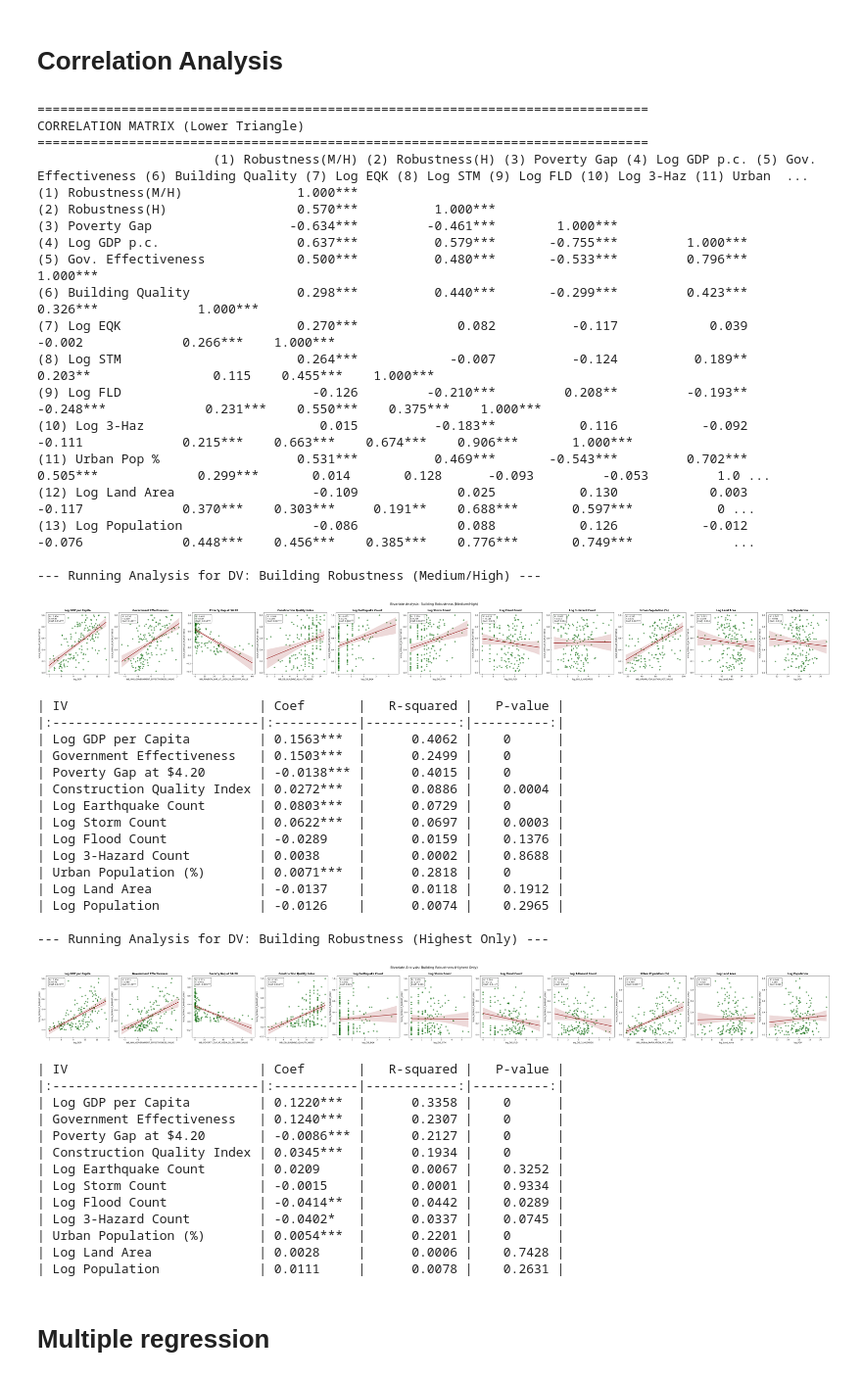
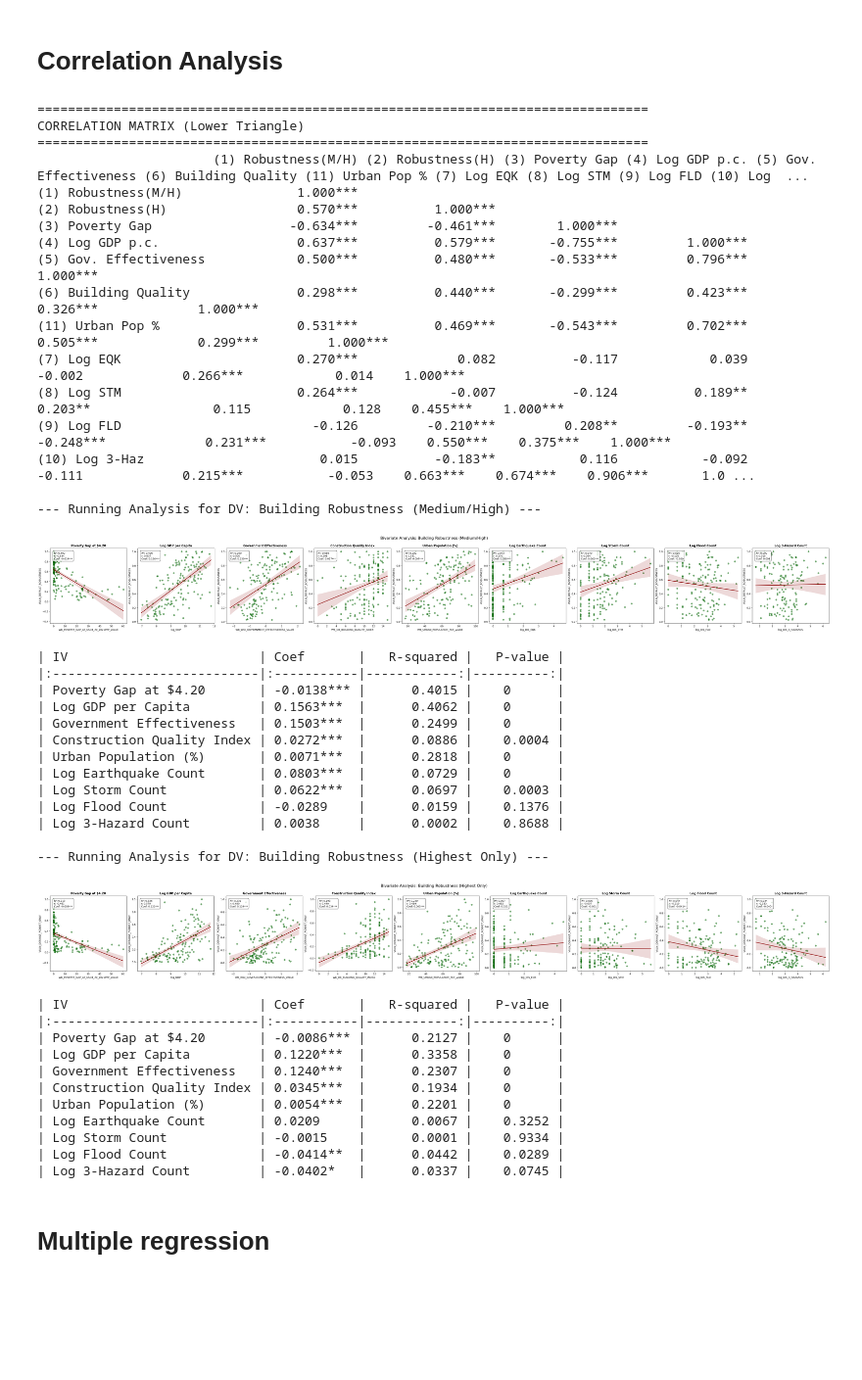
Before and after one commit to surfin89/resilient_housing_global_regression, a Jupyter notebook: notebooks/Country_regression-RegionalFE.ipynb, the cells around one changed output. Shown at 98% size. Saved outputs shown, nothing was run; the diff lists cells and outputs as text; code cells hidden in the pictures; blank space fills up the shorter version.

```diff
--- a/notebooks/Country_regression-RegionalFE.ipynb
+++ b/notebooks/Country_regression-RegionalFE.ipynb
@@ -230,9 +198,9 @@ correlation_vars = [
     'VULN_DEFAULT_ROBUSTNESS', 'VULN_DEFAULT_ROBUST_ONLY',
     'WB_POVERTY_GAP_AT_USD4_20_2021PPP_VALUE', 'log_GDP',
     'WB_WGI_GOVERNMENT_EFFECTIVENESS_VALUE', 'WB_DB_BUILDING_QUALITY_INDEX',
+    'WB_URBAN_POPULATION_PCT_VALUE',
     'log_DIS_EQK', 'log_DIS_STM', 'log_DIS_FLD', 'log_DIS_3_HAZARDS',
-    'WB_URBAN_POPULATION_PCT_VALUE',
-    'log_Land_Area','log_POP'
+
 ]
 
 corr_labels_short = {
@@ -241,7 +209,6 @@ corr_labels_short = {
     'WB_WGI_GOVERNMENT_EFFECTIVENESS_VALUE': '(5) Gov. Effectiveness', 'WB_DB_BUILDING_QUALITY_INDEX': '(6) Building Quality',
     'log_DIS_EQK': '(7) Log EQK', 'log_DIS_STM': '(8) Log STM', 'log_DIS_FLD': '(9) Log FLD', 'log_DIS_3_HAZARDS': '(10) Log 3-Haz',
     'WB_URBAN_POPULATION_PCT_VALUE': '(11) Urban Pop %',
-    'log_Land_Area': '(12) Log Land Area', 'log_POP': '(13) Log Population'
 }
 
 def get_formatted_corr_matrix(df, vars, labels, lower_only=True):
@@ -281,17 +248,16 @@ corr_matrix_pub.to_csv(RESULTS_DATA_FOLDER / "correlation_matrix_publication.csv
 # -----------------------------------------------------------------------------
 
 iv_map = {
+    'WB_POVERTY_GAP_AT_USD4_20_2021PPP_VALUE': 'Poverty Gap at $4.20',
     'log_GDP': 'Log GDP per Capita',
     'WB_WGI_GOVERNMENT_EFFECTIVENESS_VALUE': 'Government Effectiveness',
-    'WB_POVERTY_GAP_AT_USD4_20_2021PPP_VALUE': 'Poverty Gap at $4.20',
     'WB_DB_BUILDING_QUALITY_INDEX': 'Construction Quality Index',
+    'WB_URBAN_POPULATION_PCT_VALUE': 'Urban Population (%)',
     'log_DIS_EQK':'Log Earthquake Count',
     'log_DIS_STM':'Log Storm Count',
     'log_DIS_FLD':'Log Flood Count',
     'log_DIS_3_HAZARDS':'Log 3-Hazard Count',
-    'WB_URBAN_POPULATION_PCT_VALUE': 'Urban Population (%)',
-    'log_Land_Area': 'Log Land Area',
-    'log_POP': 'Log Population'
+
 }
 
 dv_map = {
@@ -320,71 +286,65 @@ def run_bivariate_analysis(df, dv_col, dv_label, iv_dict):
         stats_text = f"R²: {r2:.3f}\nr: {corr_r:.3f}\nCoef: {coef:.3f}{stars}"
         ax.text(0.05, 0.95, stats_text, transform=ax.transAxes, verticalalignment='top',
                 bbox=dict(boxstyle="round,pad=0.5", fc="white", alpha=0.8))
         ax.set_title(f"{iv_label}", fontsize=12, fontweight='bold')
 
         summary_list.append({
             'IV': iv_label, 'Coef': f"{coef:.4f}{stars}", 'R-squared': round(r2, 4), 'P-value': round(p, 4)
         })
 
     plt.suptitle(f"Bivariate Analysis: {dv_label}", fontsize=16, y=1.08)
     plt.show()
     return pd.DataFrame(summary_list)
 
 # Execution
 for dv_key, dv_name in dv_map.items():
     print(f"\n--- Running Analysis for DV: {dv_name} ---")
     reg_summary = run_bivariate_analysis(df_analysis_sub, dv_key, dv_name, iv_map)
     print(reg_summary.to_markdown(index=False))
 # %% [output]
 ================================================================================
 CORRELATION MATRIX (Lower Triangle)
 ================================================================================
-                       (1) Robustness(M/H) (2) Robustness(H) (3) Poverty Gap (4) Log GDP p.c. (5) Gov. Effectiveness (6) Building Quality (7) Log EQK (8) Log STM (9) Log FLD (10) Log 3-Haz (11) Urban  ...
+                       (1) Robustness(M/H) (2) Robustness(H) (3) Poverty Gap (4) Log GDP p.c. (5) Gov. Effectiveness (6) Building Quality (11) Urban Pop % (7) Log EQK (8) Log STM (9) Log FLD (10) Log  ...
 (1) Robustness(M/H)               1.000***
 (2) Robustness(H)                 0.570***          1.000***
 (3) Poverty Gap                  -0.634***         -0.461***        1.000***
 (4) Log GDP p.c.                  0.637***          0.579***       -0.755***         1.000***
 (5) Gov. Effectiveness            0.500***          0.480***       -0.533***         0.796***               1.000***
 (6) Building Quality              0.298***          0.440***       -0.299***         0.423***               0.326***             1.000***
-(7) Log EQK                       0.270***             0.082          -0.117            0.039                 -0.002             0.266***    1.000***
-(8) Log STM                       0.264***            -0.007          -0.124          0.189**                0.203**                0.115    0.455***    1.000***
-(9) Log FLD                         -0.126         -0.210***         0.208**         -0.193**              -0.248***             0.231***    0.550***    0.375***    1.000***
-(10) Log 3-Haz                       0.015          -0.183**           0.116           -0.092                 -0.111             0.215***    0.663***    0.674***    0.906***       1.000***
-(11) Urban Pop %                  0.531***          0.469***       -0.543***         0.702***               0.505***             0.299***       0.014       0.128      -0.093         -0.053         1.0 ...
-(12) Log Land Area                  -0.109             0.025           0.130            0.003                 -0.117             0.370***    0.303***     0.191**    0.688***       0.597***           0 ...
-(13) Log Population                 -0.086             0.088           0.126           -0.012                 -0.076             0.448***    0.456***    0.385***    0.776***       0.749***             ...
+(11) Urban Pop %                  0.531***          0.469***       -0.543***         0.702***               0.505***             0.299***         1.000***
+(7) Log EQK                       0.270***             0.082          -0.117            0.039                 -0.002             0.266***            0.014    1.000***
+(8) Log STM                       0.264***            -0.007          -0.124          0.189**                0.203**                0.115            0.128    0.455***    1.000***
+(9) Log FLD                         -0.126         -0.210***         0.208**         -0.193**              -0.248***             0.231***           -0.093    0.550***    0.375***    1.000***
+(10) Log 3-Haz                       0.015          -0.183**           0.116           -0.092                 -0.111             0.215***           -0.053    0.663***    0.674***    0.906***       1.0 ...
 
 --- Running Analysis for DV: Building Robustness (Medium/High) ---
-[figure, old version]
+[figure, new version]
 | IV                         | Coef       |   R-squared |   P-value |
 |:---------------------------|:-----------|------------:|----------:|
+| Poverty Gap at $4.20       | -0.0138*** |      0.4015 |    0      |
 | Log GDP per Capita         | 0.1563***  |      0.4062 |    0      |
 | Government Effectiveness   | 0.1503***  |      0.2499 |    0      |
-| Poverty Gap at $4.20       | -0.0138*** |      0.4015 |    0      |
 | Construction Quality Index | 0.0272***  |      0.0886 |    0.0004 |
+| Urban Population (%)       | 0.0071***  |      0.2818 |    0      |
 | Log Earthquake Count       | 0.0803***  |      0.0729 |    0      |
 | Log Storm Count            | 0.0622***  |      0.0697 |    0.0003 |
 | Log Flood Count            | -0.0289    |      0.0159 |    0.1376 |
 | Log 3-Hazard Count         | 0.0038     |      0.0002 |    0.8688 |
-| Urban Population (%)       | 0.0071***  |      0.2818 |    0      |
-| Log Land Area              | -0.0137    |      0.0118 |    0.1912 |
-| Log Population             | -0.0126    |      0.0074 |    0.2965 |
 
 --- Running Analysis for DV: Building Robustness (Highest Only) ---
-[figure, old version]
+[figure, new version]
 | IV                         | Coef       |   R-squared |   P-value |
 |:---------------------------|:-----------|------------:|----------:|
+| Poverty Gap at $4.20       | -0.0086*** |      0.2127 |    0      |
 | Log GDP per Capita         | 0.1220***  |      0.3358 |    0      |
 | Government Effectiveness   | 0.1240***  |      0.2307 |    0      |
-| Poverty Gap at $4.20       | -0.0086*** |      0.2127 |    0      |
 | Construction Quality Index | 0.0345***  |      0.1934 |    0      |
+| Urban Population (%)       | 0.0054***  |      0.2201 |    0      |
 | Log Earthquake Count       | 0.0209     |      0.0067 |    0.3252 |
 | Log Storm Count            | -0.0015    |      0.0001 |    0.9334 |
 | Log Flood Count            | -0.0414**  |      0.0442 |    0.0289 |
 | Log 3-Hazard Count         | -0.0402*   |      0.0337 |    0.0745 |
-| Urban Population (%)       | 0.0054***  |      0.2201 |    0      |
-| Log Land Area              | 0.0028     |      0.0006 |    0.7428 |
-| Log Population             | 0.0111     |      0.0078 |    0.2631 |
 # %% [markdown]
 # Multiple regression
 # %%
```
Also changed, not shown: parts of 4 cells of this notebook, 5 other files.
